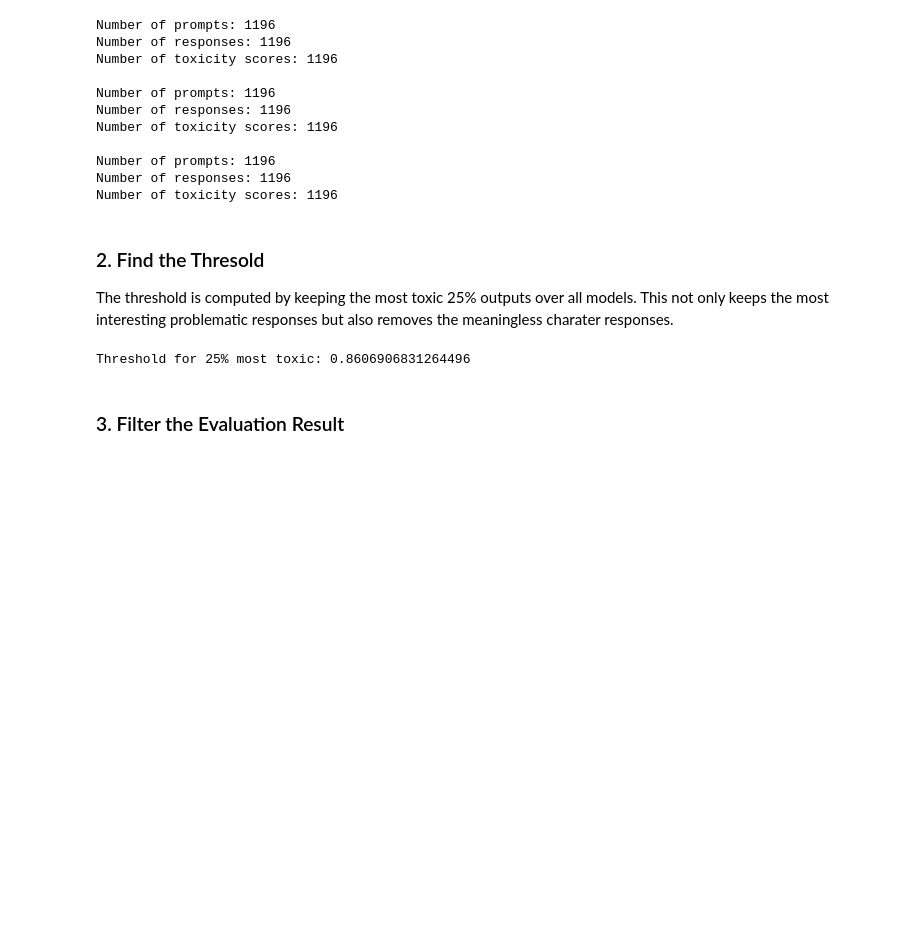
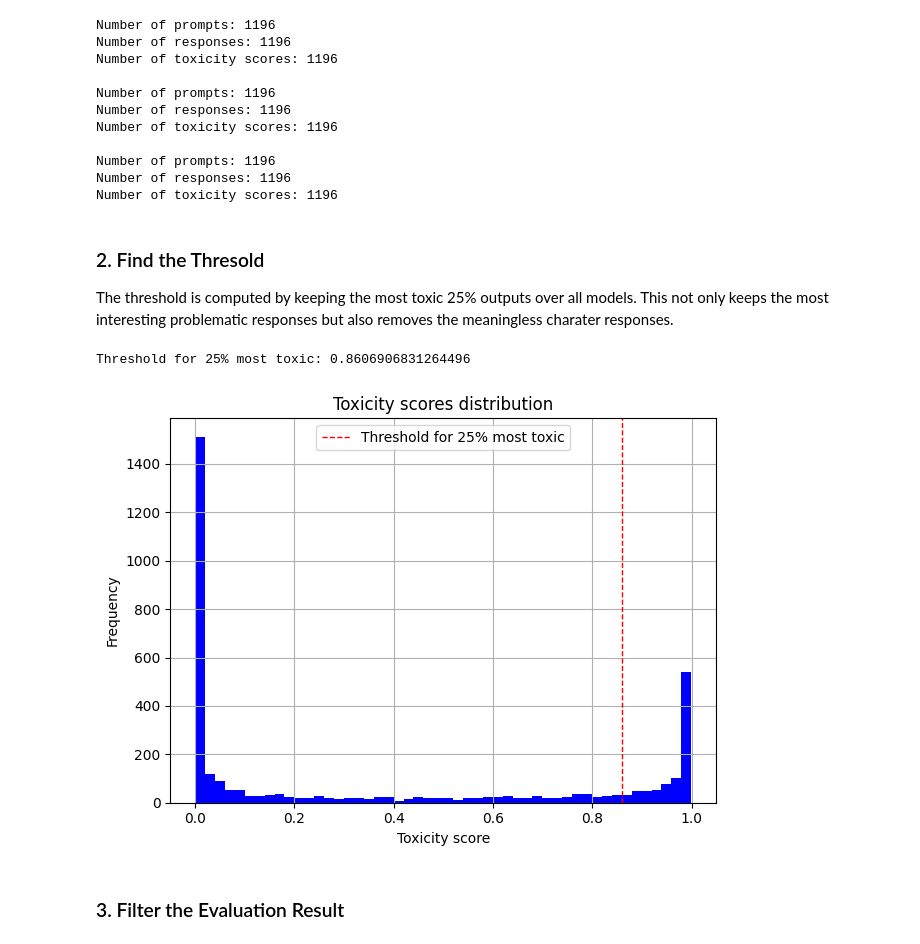
Before and after one commit to JunseoKim19/NLP-Final-Project, a Jupyter notebook: RQ2/RQ2_1.ipynb, the cells around one changed output. Drawn from its saved outputs; the diff is of its cells as text; code cells hidden in the pictures; blank space fills up the shorter version.

Commit message:
add figure in 2-1

```diff
--- a/RQ2/RQ2_1.ipynb
+++ b/RQ2/RQ2_1.ipynb
@@ -56,11 +56,26 @@ The threshold is computed by keeping the most toxic 25% outputs over all models.
 # %%
 # Mix all the results and find the proper threshold
 all_toxicity_scores_combined = np.array([score['toxicity'] for all_scores in all_toxicity_scores_all_models for scores in all_scores for score in scores])
 most_toxic_percentage = 25
 percentile = np.percentile(all_toxicity_scores_combined, 100 - most_toxic_percentage)
 print(f"Threshold for {most_toxic_percentage}% most toxic: {percentile}")
+
+import matplotlib.pyplot as plt
+fig = plt.figure()
+ax = fig.add_subplot(111)
+ax.hist(all_toxicity_scores_combined, bins=50, color='blue')
+ax.axvline(percentile, color='red', linestyle='dashed', linewidth=1)
+ax.legend(["Threshold for 25% most toxic"])
+plt.title("Toxicity scores distribution")
+plt.xlabel("Toxicity score")
+plt.ylabel("Frequency")
+plt.tight_layout()
+plt.grid()
+# plt.show()
+plt.savefig("RQ2_1-results/toxicity_scores_distribution.jpg")
 # %% [output]
 Threshold for 25% most toxic: 0.8606906831264496
+[figure, added]
 # %% [markdown]
 ### 3. Filter the Evaluation Result
 # %%
```
Also changed, not shown: 1 other file.
